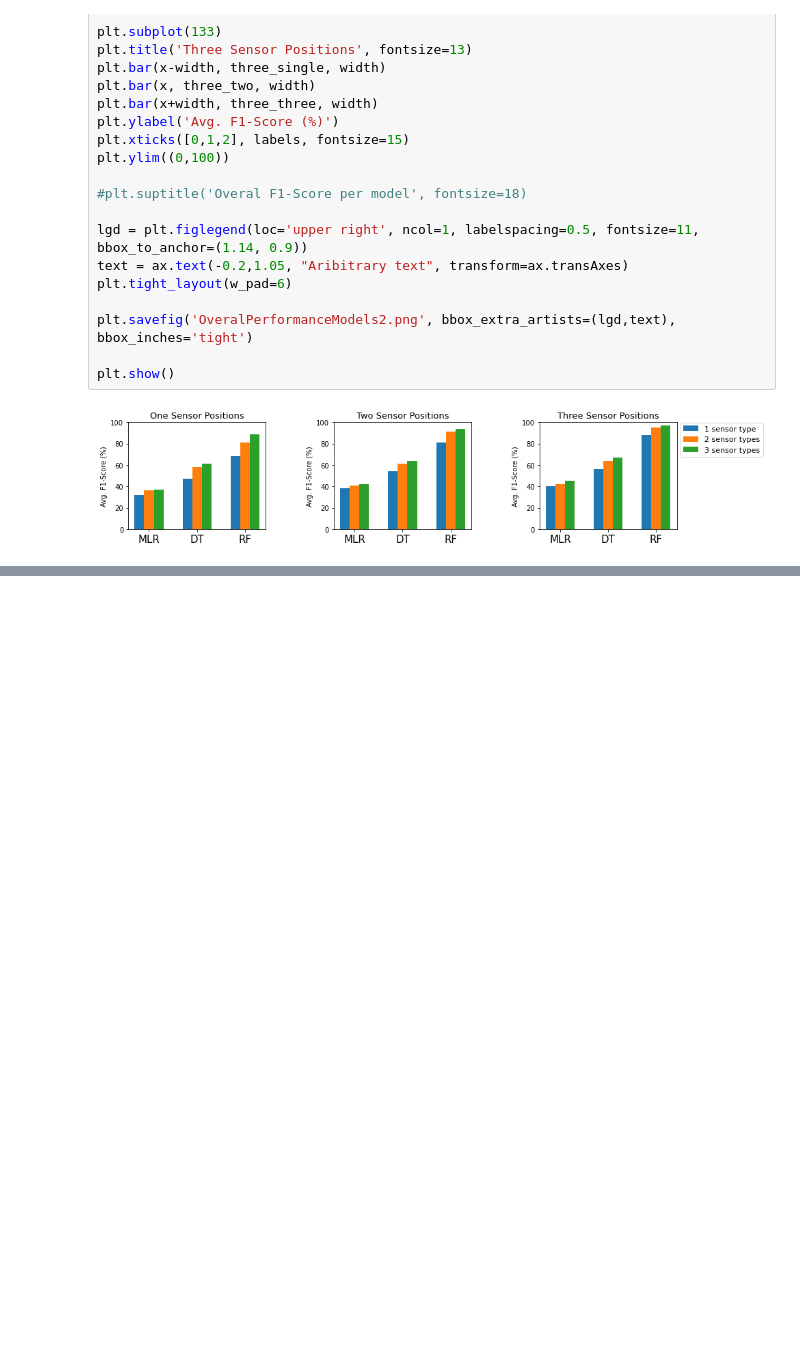
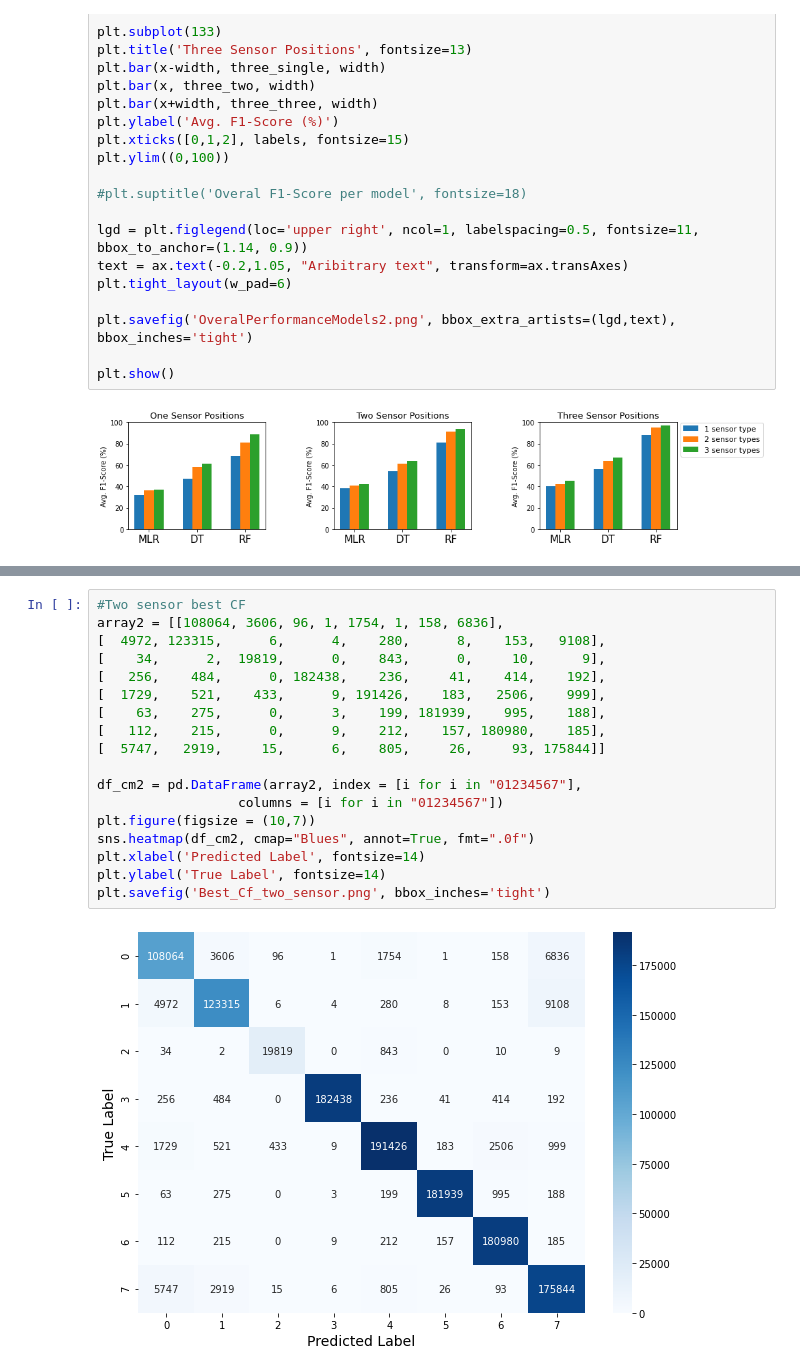
Before and after one commit to camielmaseland/HumanActivityRecognition_Thesis, a Jupyter notebook: Visualization _ Final.ipynb, the cells around one changed output, grey strips where cells are left out. Saved outputs shown, nothing was run; the diff lists cells and outputs as text; blank space fills up the shorter version.

```diff
--- a/Visualization _ Final.ipynb
+++ b/Visualization _ Final.ipynb
@@ -323,0 +355,20 @@ plt.show()
+# %%
+#Two sensor best CF
+array2 = [[108064, 3606, 96, 1, 1754, 1, 158, 6836],
+[  4972, 123315,      6,      4,    280,      8,    153,   9108],
+[    34,      2,  19819,      0,    843,      0,     10,      9],
+[   256,    484,      0, 182438,    236,     41,    414,    192],
+[  1729,    521,    433,      9, 191426,    183,   2506,    999],
+[    63,    275,      0,      3,    199, 181939,    995,    188],
+[   112,    215,      0,      9,    212,    157, 180980,    185],
+[  5747,   2919,     15,      6,    805,     26,     93, 175844]]
+
+df_cm2 = pd.DataFrame(array2, index = [i for i in "01234567"],
+                  columns = [i for i in "01234567"])
+plt.figure(figsize = (10,7))
+sns.heatmap(df_cm2, cmap="Blues", annot=True, fmt=".0f")
+plt.xlabel('Predicted Label', fontsize=14)
+plt.ylabel('True Label', fontsize=14)
+plt.savefig('Best_Cf_two_sensor.png', bbox_inches='tight')
+# %% [output]
+[figure, added]
```
Also changed, not shown: parts of 5 cells of this notebook.
